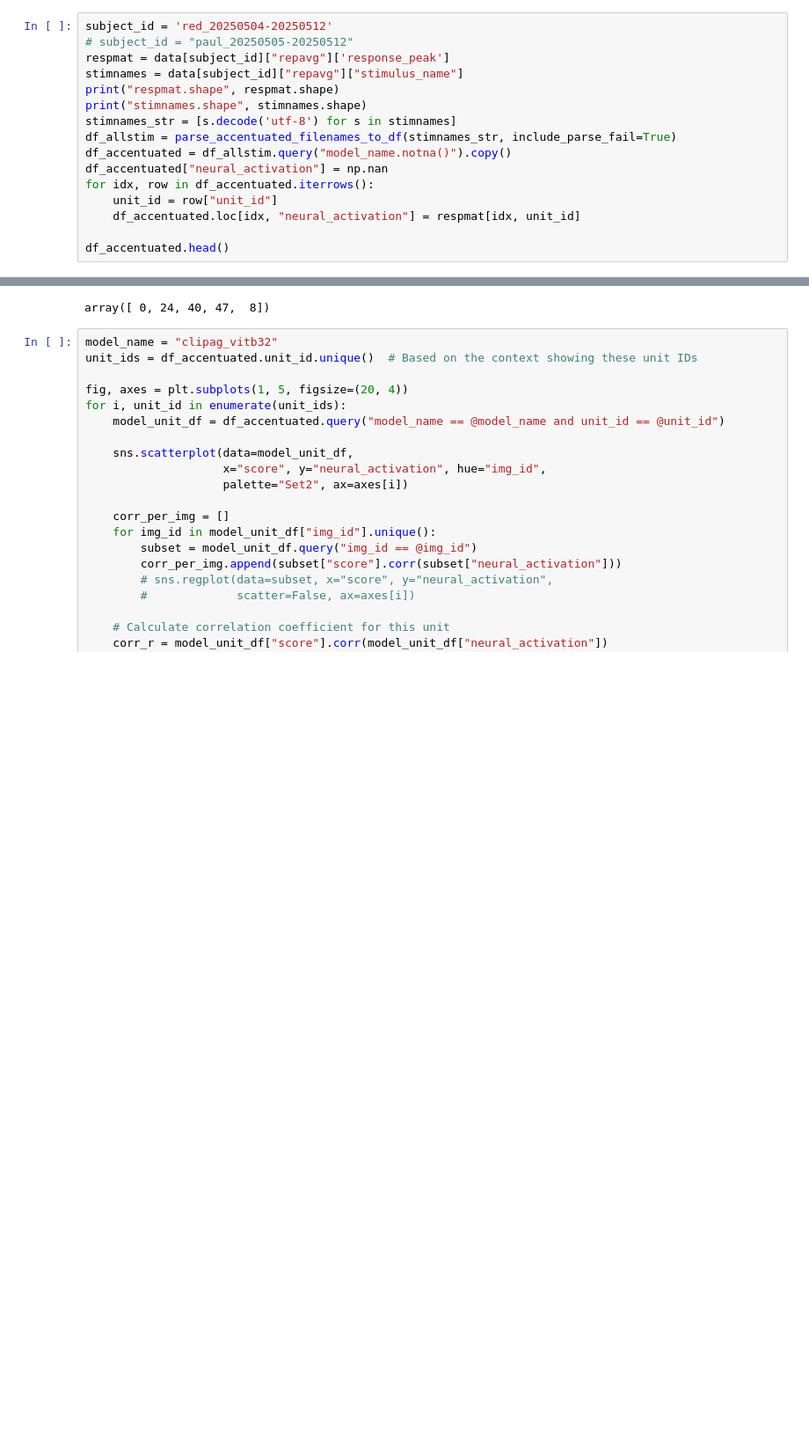
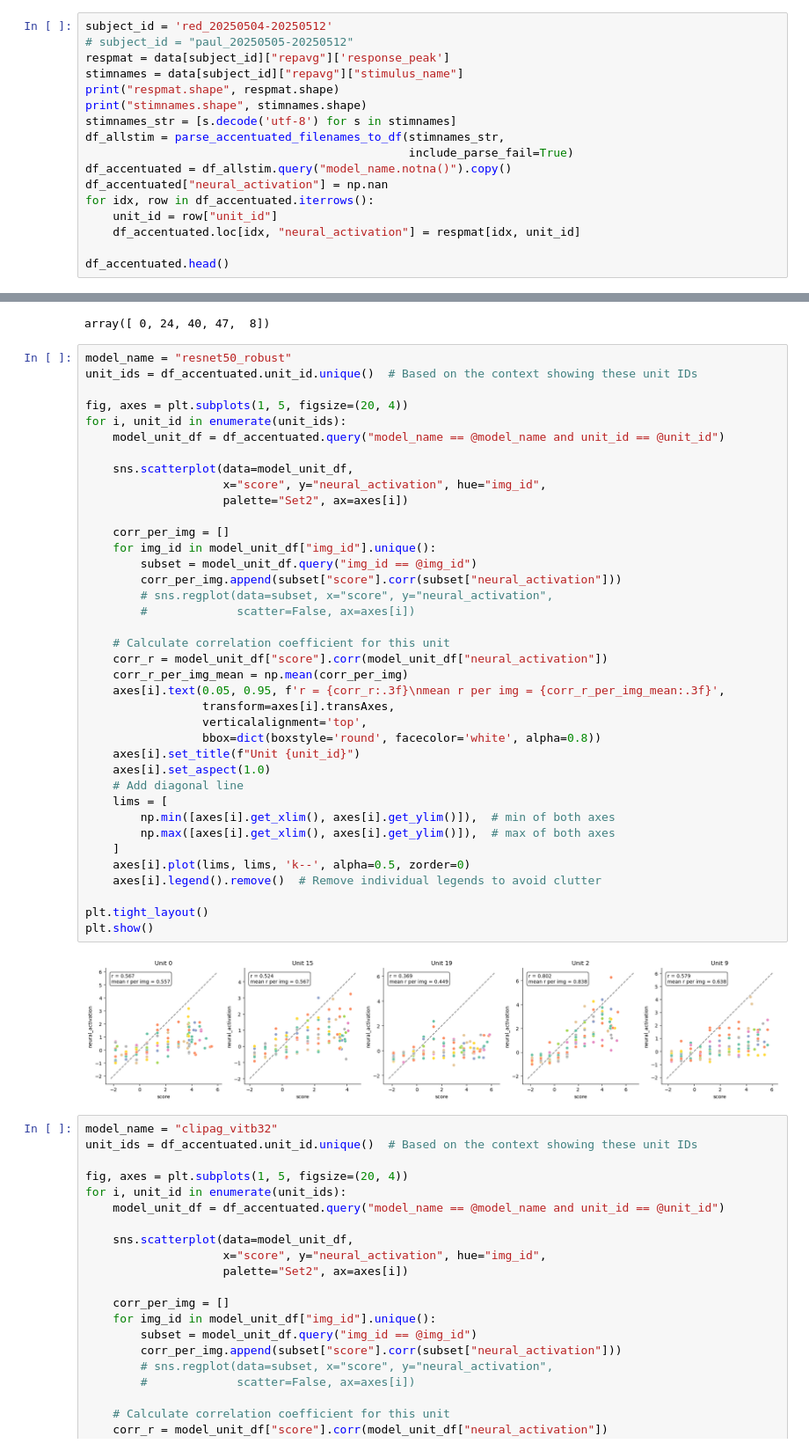
Before and after one commit to Animadversio/Closed-loop-visual-insilico, a Jupyter notebook: notebooks/20251006_control_score_recompute.ipynb, the cells around one changed output, grey strips where cells are left out. Shown at 88% size. Drawn from its saved outputs; the diff is of its cells as text; blank space fills up the shorter version.

```diff
--- a/notebooks/20251006_control_score_recompute.ipynb
+++ b/notebooks/20251006_control_score_recompute.ipynb
@@ -168,7 +212,8 @@ stimnames = data[subject_id]["repavg"]["stimulus_name"]
 print("respmat.shape", respmat.shape)
 print("stimnames.shape", stimnames.shape)
 stimnames_str = [s.decode('utf-8') for s in stimnames]
-df_allstim = parse_accentuated_filenames_to_df(stimnames_str, include_parse_fail=True)
+df_allstim = parse_accentuated_filenames_to_df(stimnames_str,
+                                               include_parse_fail=True)
 df_accentuated = df_allstim.query("model_name.notna()").copy()
 df_accentuated["neural_activation"] = np.nan
 for idx, row in df_accentuated.iterrows():
@@ -256,6 +305,46 @@ array(['AlexNet_training_seed_01', 'clipag_vitb32', 'dinov2_vitb14_reg',
 df_accentuated.unit_id.unique()
 # %% [output]
 array([ 0, 24, 40, 47,  8])
+# %%
+model_name = "resnet50_robust"
+unit_ids = df_accentuated.unit_id.unique()  # Based on the context showing these unit IDs
+
+fig, axes = plt.subplots(1, 5, figsize=(20, 4))
+for i, unit_id in enumerate(unit_ids):
+    model_unit_df = df_accentuated.query("model_name == @model_name and unit_id == @unit_id")
+
+    sns.scatterplot(data=model_unit_df,
+                    x="score", y="neural_activation", hue="img_id",
+                    palette="Set2", ax=axes[i])
+
+    corr_per_img = []
+    for img_id in model_unit_df["img_id"].unique():
+        subset = model_unit_df.query("img_id == @img_id")
+        corr_per_img.append(subset["score"].corr(subset["neural_activation"]))
+        # sns.regplot(data=subset, x="score", y="neural_activation",
+        #             scatter=False, ax=axes[i])
+
+    # Calculate correlation coefficient for this unit
+    corr_r = model_unit_df["score"].corr(model_unit_df["neural_activation"])
+    corr_r_per_img_mean = np.mean(corr_per_img)
+    axes[i].text(0.05, 0.95, f'r = {corr_r:.3f}\nmean r per img = {corr_r_per_img_mean:.3f}',
+                 transform=axes[i].transAxes,
+                 verticalalignment='top',
+                 bbox=dict(boxstyle='round', facecolor='white', alpha=0.8))
+    axes[i].set_title(f"Unit {unit_id}")
+    axes[i].set_aspect(1.0)
+    # Add diagonal line
+    lims = [
+        np.min([axes[i].get_xlim(), axes[i].get_ylim()]),  # min of both axes
+        np.max([axes[i].get_xlim(), axes[i].get_ylim()]),  # max of both axes
+    ]
+    axes[i].plot(lims, lims, 'k--', alpha=0.5, zorder=0)
+    axes[i].legend().remove()  # Remove individual legends to avoid clutter
+
+plt.tight_layout()
+plt.show()
+# %% [output]
+[figure, added]
 # %%
 model_name = "clipag_vitb32"
 unit_ids = df_accentuated.unit_id.unique()  # Based on the context showing these unit IDs
```
Also changed, not shown: parts of 4 cells of this notebook, 3 other files.
